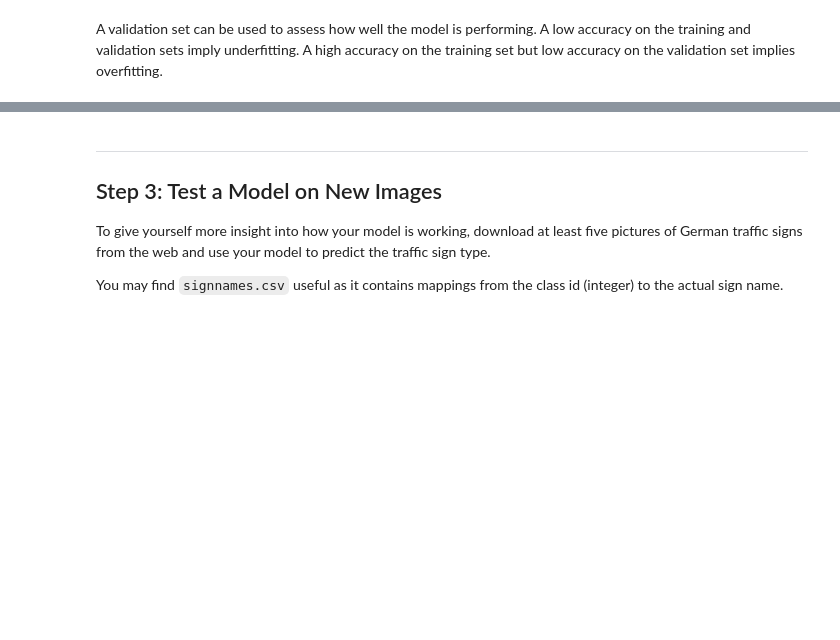
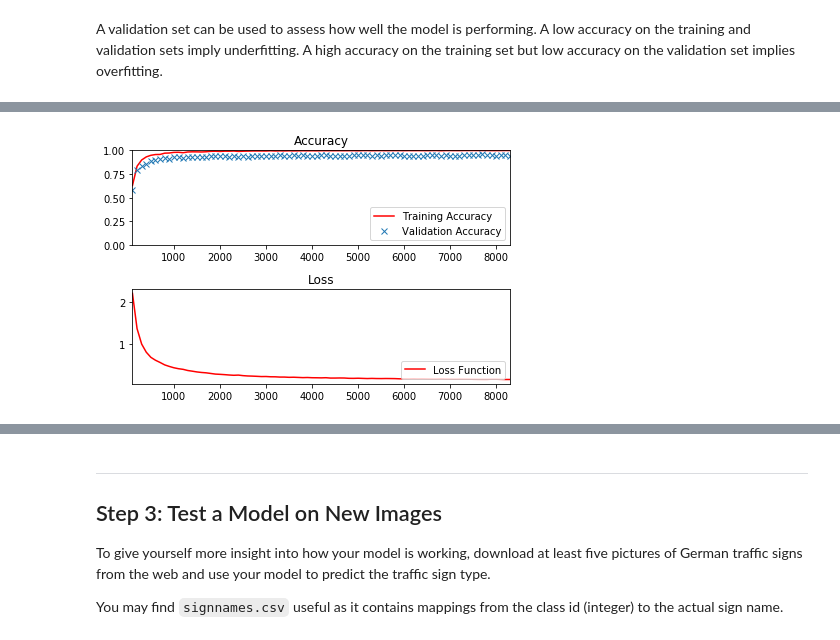
Before and after one commit to fgottmann/UD_SDC_P3_TrafficSignRecognition, a Jupyter notebook: Traffic_Sign_Classifier.ipynb, the cells around one changed output, grey strips where cells are left out. Cells and saved outputs as stored; diff of their text form; code cells hidden in the pictures; blank space fills up the shorter version.

Commit message:
valid_results

```diff
--- a/Traffic_Sign_Classifier.ipynb
+++ b/Traffic_Sign_Classifier.ipynb
@@ -189,0 +562,81 @@ sets imply underfitting. A high accuracy on the training set but low accuracy on
+# %%
+from sklearn.utils import shuffle
+
+# for logging only
+target_acc = 0.995
+log_batch_step = 100
+batch_i = 0
+batches = []
+train_acc_batch = []
+valid_acc_batch = []
+loss_batch = []
+
+EPOCHS = 250
+
+last_acc = 0
+
+with tf.Session() as sess:
+    sess.run(tf.global_variables_initializer())
+    #saver.restore(sess, tf.train.latest_checkpoint('.'))
+    num_examples = len(X_train_prep)
+
+    print("Training...")
+    print()
+    for i in range(EPOCHS):
+        X_train_prep_full, y_train_prep_full = shuffle(X_train_prep_full, y_train_prep_full)
+        for offset in range(0, num_examples, BATCH_SIZE):
+            end = offset + BATCH_SIZE
+            batch_x, batch_y = X_train_prep_full[offset:end], y_train_prep_full[offset:end]
+            sess.run(training_operation, feed_dict={x: batch_x, y: batch_y, keep_prob:0.7})
+
+            # Log every 50 batches
+            batch_i += 1
+            if not batch_i % log_batch_step:
+                # Calculate Training and Validation accuracy
+                training_accuracy = evaluate(X_train_prep, y_train_prep)
+                validation_accuracy = evaluate(X_valid_prep, y_valid_prep)
+                loss  = evaluate_loss(X_train_prep_full, y_train_prep_full)
+
+                # Log batches
+                previous_batch = batches[-1] if batches else 0
+                batches.append(log_batch_step + previous_batch)
+                train_acc_batch.append(training_accuracy)
+                valid_acc_batch.append(validation_accuracy)
+                loss_batch.append(loss)
+
+        training_accuracy_full = evaluate(X_train_prep_full, y_train_prep_full)
+        training_accuracy = evaluate(X_train_prep, y_train_prep)
+        validation_accuracy = evaluate(X_valid_prep, y_valid_prep)
+        loss  = evaluate_loss(X_train_prep_full, y_train_prep_full)
+        print("EPOCH: {}; Training Accuracy (Aug): {:.3f}; ".format(i+1,training_accuracy_full) +
+              "Training Accuracy: {:.3f}; Validation Accuracy: {:.3f}; ".format(training_accuracy,validation_accuracy) +
+              "Loss: {:.3f}".format(loss))
+
+        if training_accuracy_full > last_acc:
+            saver.save(sess, './lenet' + str(EPOCHS))
+            last_acc = training_accuracy_full
+            print("Improved! Model was saved!")
+            print()
+        if (training_accuracy_full > target_acc):
+            print()
+            print("Required accuracy reached -> terminating the learining process")
+            print()
+            break
+
+
+
+
+fig,acc_plot = plt.subplots(2,1)
+acc_plot[0].set_title('Accuracy')
+acc_plot[0].plot(batches, train_acc_batch, 'r', label='Training Accuracy')
+acc_plot[0].plot(batches, valid_acc_batch, 'x', label='Validation Accuracy')
+acc_plot[0].set_ylim([0, 1.0])
+acc_plot[0].set_xlim([batches[0], batches[-1]])
+acc_plot[0].legend(loc=4)
+acc_plot[1].set_title('Loss')
+acc_plot[1].plot(batches, loss_batch, 'r', label='Loss Function')
+acc_plot[1].set_xlim([batches[0], batches[-1]])
+acc_plot[1].legend(loc=4)
+plt.tight_layout()
+plt.show()
+# %% [output]
@@ -189,0 +660 @@ sets imply underfitting. A high accuracy on the training set but low accuracy on
+[figure, added]
```
Also changed, not shown: parts of 36 cells of this notebook, 6 other files.
